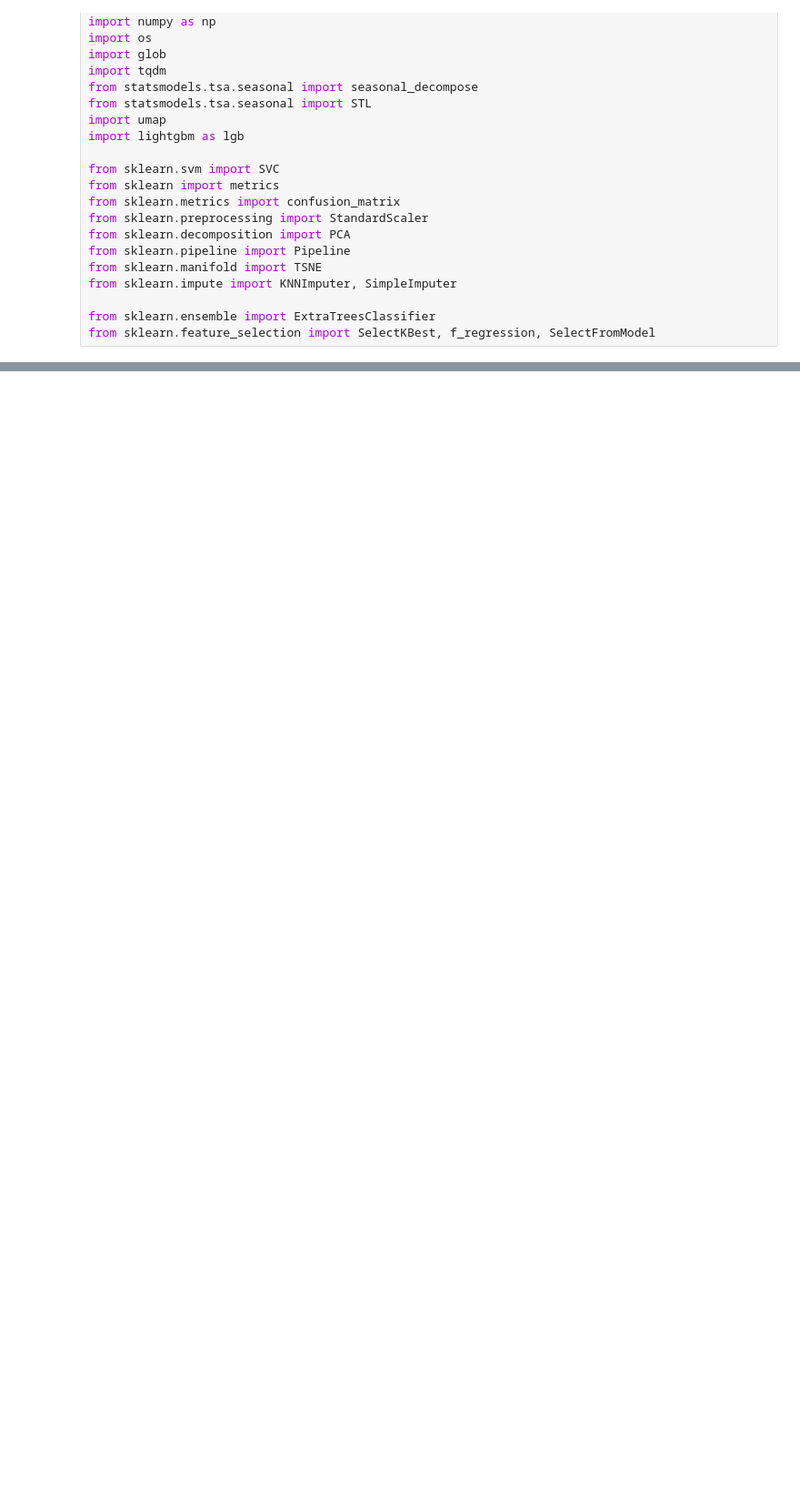
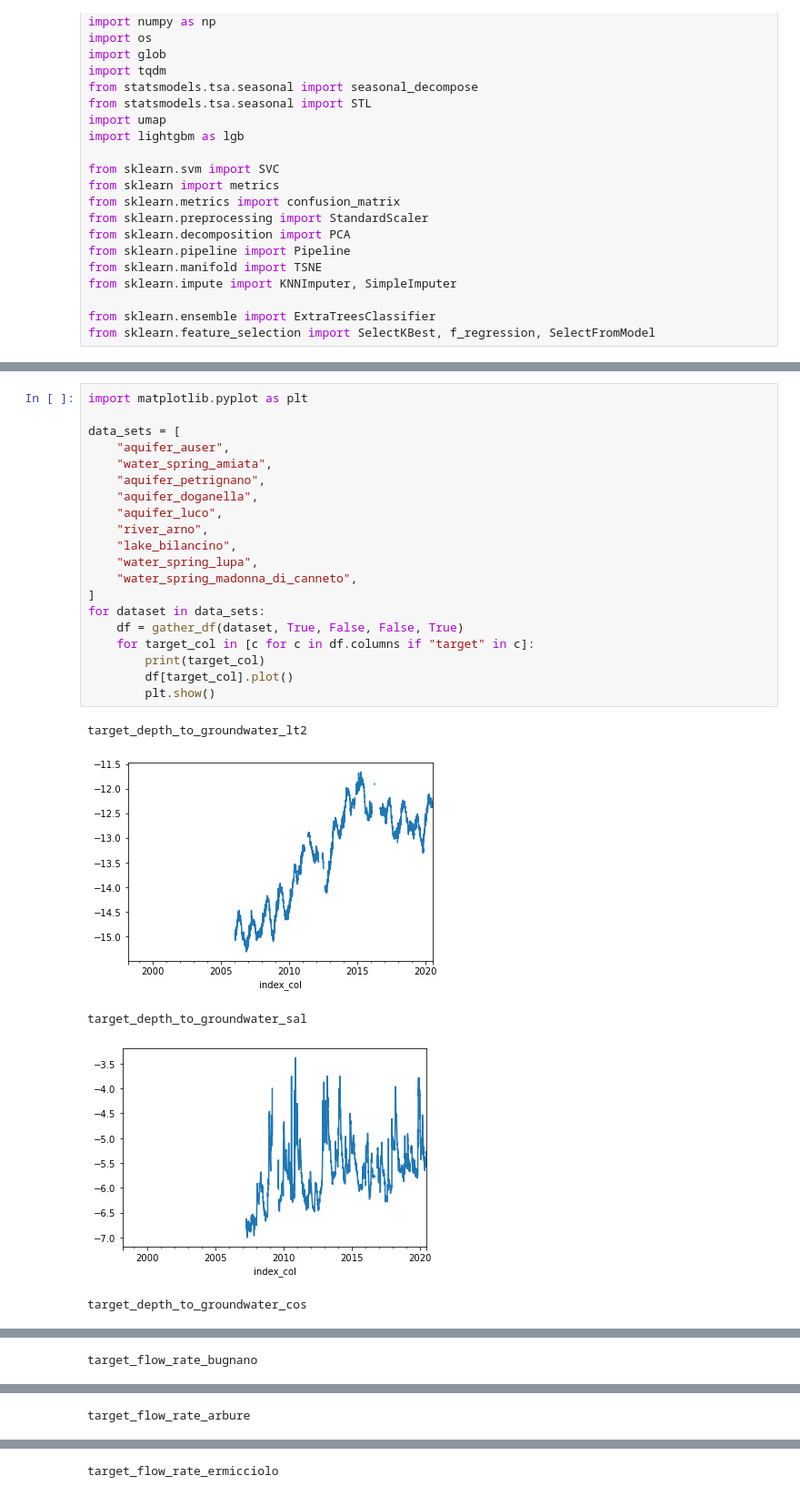
Before and after one commit to thomas-wsbd/acea-water-prediction, a Jupyter notebook: features.ipynb, the cells around one changed output, grey strips where cells are left out. Shown: that part at 91% size. Drawn from its saved outputs; the diff is of its cells as text; blank space fills up the shorter version.

Commit message:
improved the gather_df and cleaning

```diff
--- a/features.ipynb
+++ b/features.ipynb
@@ -158,0 +169,26 @@ def get_target_df(target):
+# %%
+import matplotlib.pyplot as plt
+
+data_sets = [
+    "aquifer_auser",
+    "water_spring_amiata",
+    "aquifer_petrignano",
+    "aquifer_doganella",
+    "aquifer_luco",
+    "river_arno",
+    "lake_bilancino",
+    "water_spring_lupa",
+    "water_spring_madonna_di_canneto",
+]
+for dataset in data_sets:
+    df = gather_df(dataset, True, False, False, True)
+    for target_col in [c for c in df.columns if "target" in c]:
+        print(target_col)
+        df[target_col].plot()
+        plt.show()
+# %% [output]
+target_depth_to_groundwater_lt2
+[figure, added]
+target_depth_to_groundwater_sal
+[figure, added]
+target_depth_to_groundwater_cos
@@ -158,0 +196 @@ def get_target_df(target):
+target_flow_rate_bugnano
@@ -158,0 +198 @@ def get_target_df(target):
+target_flow_rate_arbure
@@ -158,0 +200 @@ def get_target_df(target):
+target_flow_rate_ermicciolo
```
Also changed, not shown: parts of 5 cells of this notebook.
